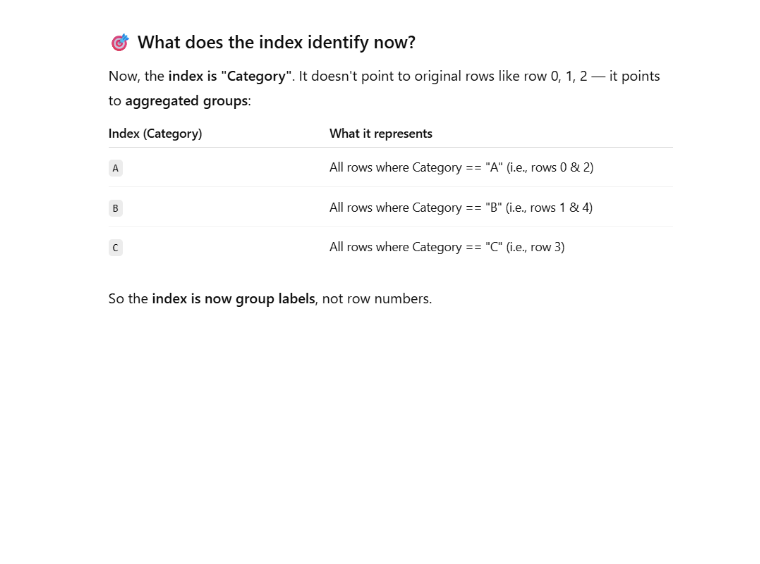
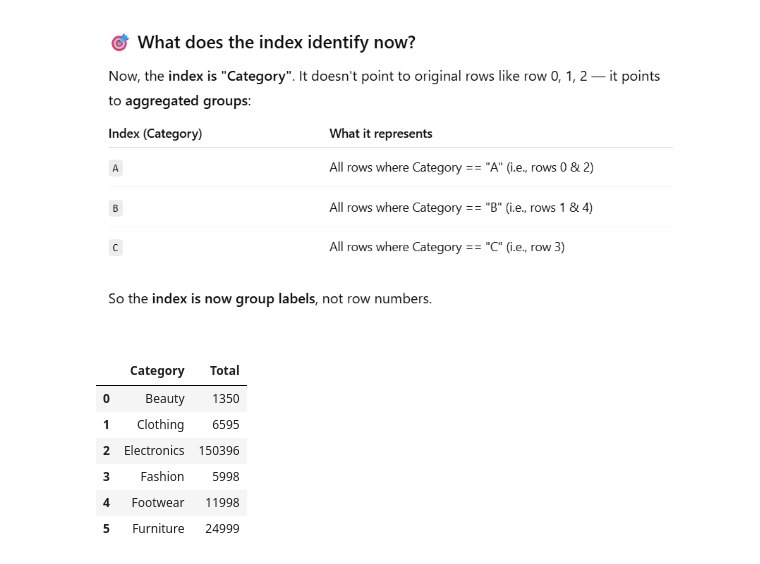
Before and after one commit to Adi1504dev/MachineLearning, a Jupyter notebook: 1 Python/4 Data Analysis/a5_matplotlib.ipynb, the cells around one changed output. Drawn from its saved outputs; the diff is of its cells as text; code cells hidden in the pictures; blank space fills up the shorter version.

```diff
--- a/1 Python/4 Data Analysis/a5_matplotlib.ipynb
+++ b/1 Python/4 Data Analysis/a5_matplotlib.ipynb
@@ -165,7 +162,16 @@ sales_data.head(5)
 # %%
 total_sales_by_product=sales_data.groupby("Category").agg({"Total":"sum"})
 #After groupby(), the resulting DataFrame has Category as its index, not a column — so total_sales_by_product["Category"] will give a KeyError
 #To use Category in plt.bar(), reset the index:
 
 total_sales_by_product=total_sales_by_product.reset_index()
+total_sales_by_product
+# %% [output]
+|  | Category | Total |
+| 0 | Beauty | 1350 |
+| 1 | Clothing | 6595 |
+| 2 | Electronics | 150396 |
+| 3 | Fashion | 5998 |
+| 4 | Footwear | 11998 |
+| 5 | Furniture | 24999 |
 # %%
```
Also changed, not shown: parts of 5 cells of this notebook, 40 other files.
